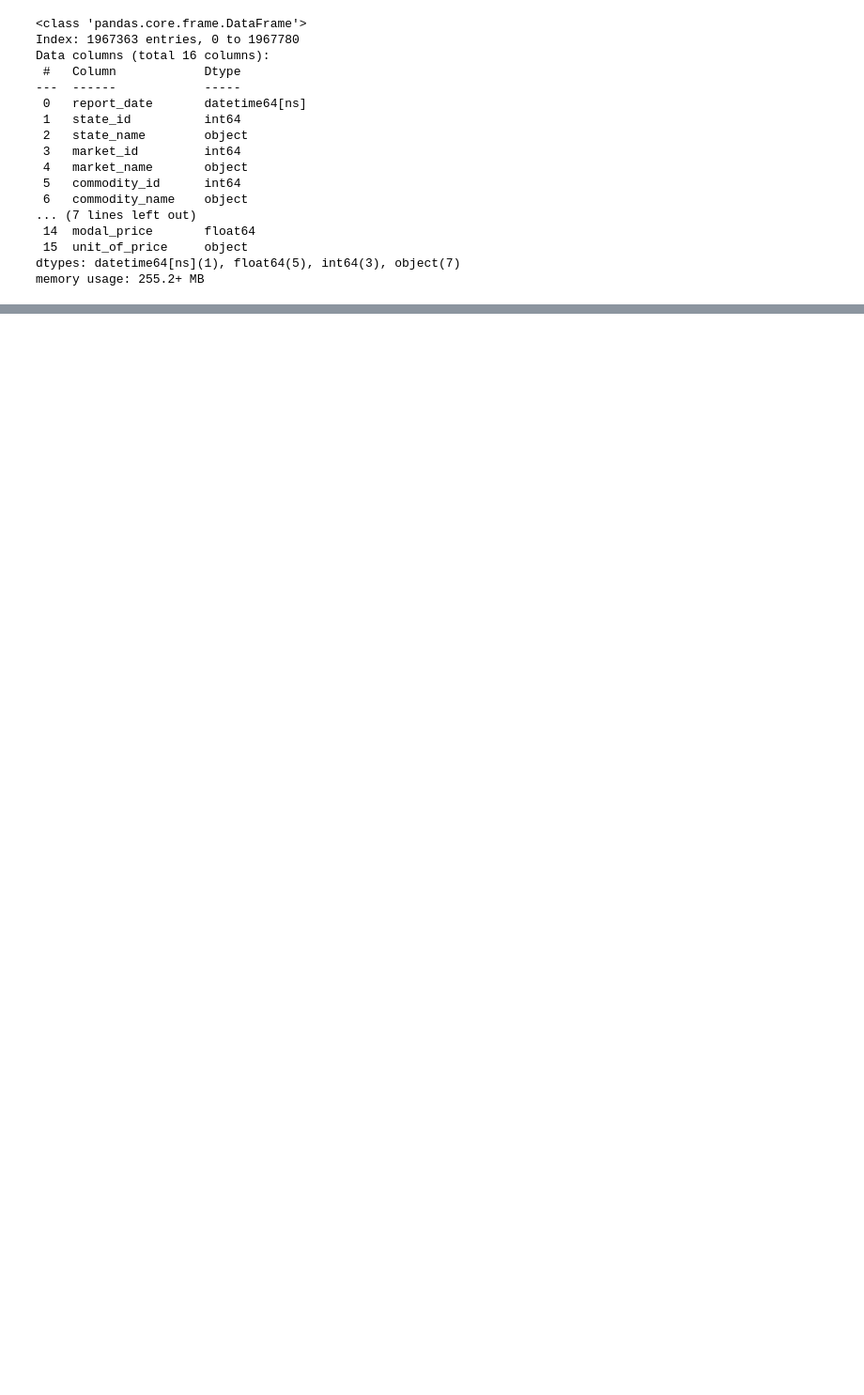
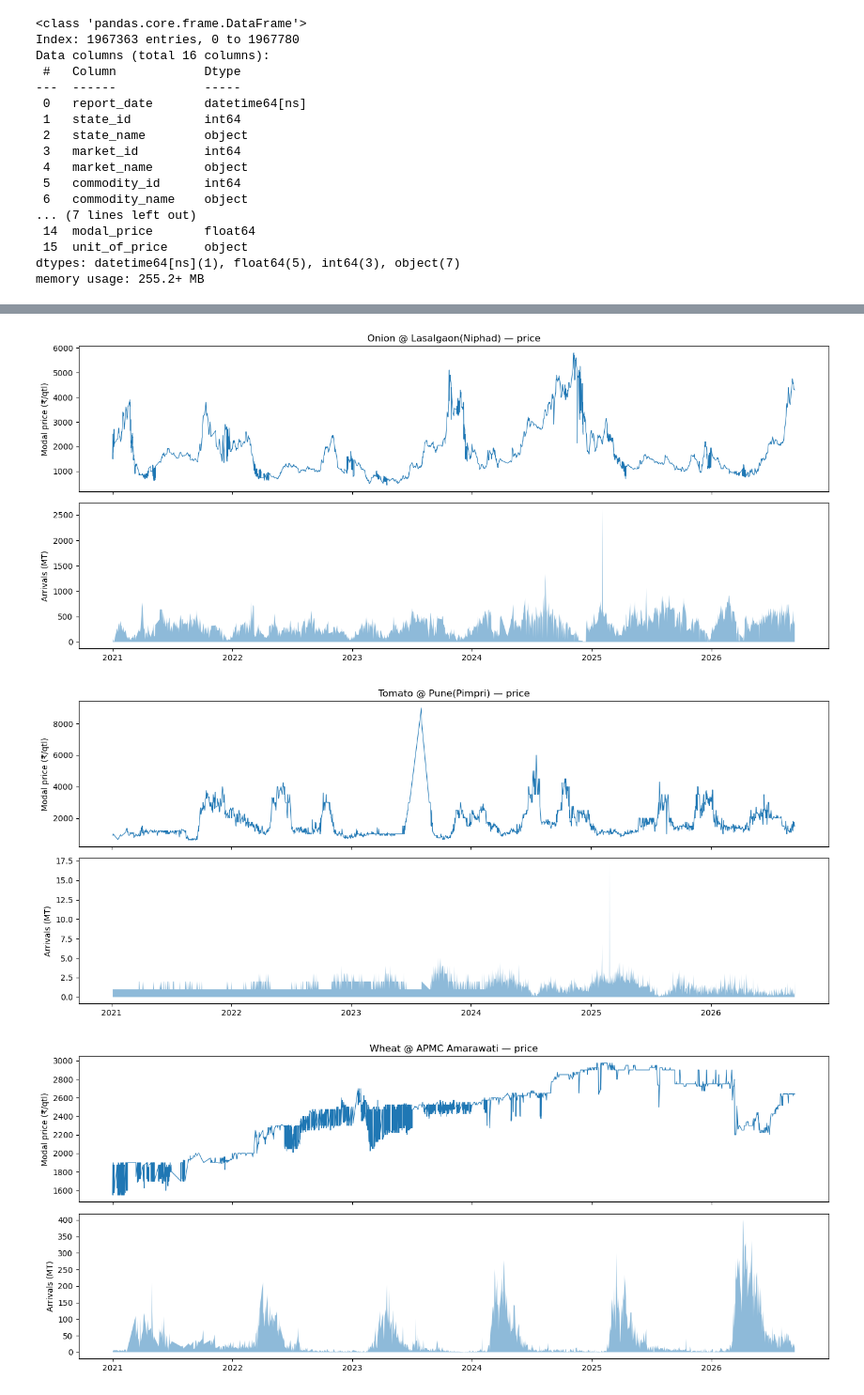
Before and after one commit to Harish115-dev/mitti_se_mandi, a Jupyter notebook: data/notebooks/01_eda.ipynb, the cells around one changed output, grey strips where cells are left out. Shown at 94% size. Saved outputs shown, nothing was run; the diff lists cells and outputs as text; code cells hidden in the pictures; blank space fills up the shorter version.

```diff
--- a/data/notebooks/01_eda.ipynb
+++ b/data/notebooks/01_eda.ipynb
@@ -755,0 +660,25 @@ Saved successfully!
+# %%
+
+def plot_series(market, commodity, df, min_days=500):
+    s = df[(df.market_name == market) & (df.commodity_name == commodity)].sort_values("report_date")
+    if len(s) < min_days: return
+    fig, axes = plt.subplots(2, 1, figsize=(14, 6), sharex=True)
+    axes[0].plot(s["report_date"], s["modal_price"], lw=0.8)
+    axes[0].set_ylabel("Modal price (₹/qtl)")
+    axes[0].set_title(f"{commodity} @ {market} — price")
+    axes[1].fill_between(s["report_date"], 0, s["arrivals"], alpha=0.5)
+    axes[1].set_ylabel("Arrivals (MT)")
+    plt.tight_layout(); plt.show()
+
+# Run for 6-8 key pairs
+for m, c in [("Lasalgaon(Niphad)", "Onion"),
+             ("APMC Nashik", "Onion"),
+             ("Pune(Pimpri)", "Tomato"),
+             ("APMC Latur", "Soyabean"),
+             ("APMC Akola", "Cotton"),
+             ("APMC Amarawati", "Wheat")]:
+    plot_series(m, c, df)
+# %% [output]
+[figure, added]
+[figure, added]
+[figure, added]
```
Also changed, not shown: parts of 12 cells of this notebook, 10 other files.
